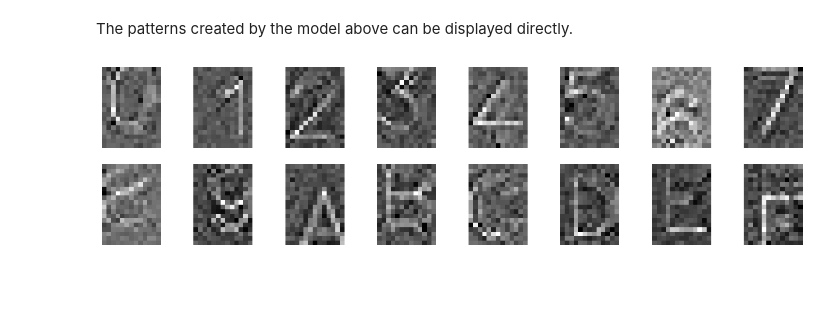
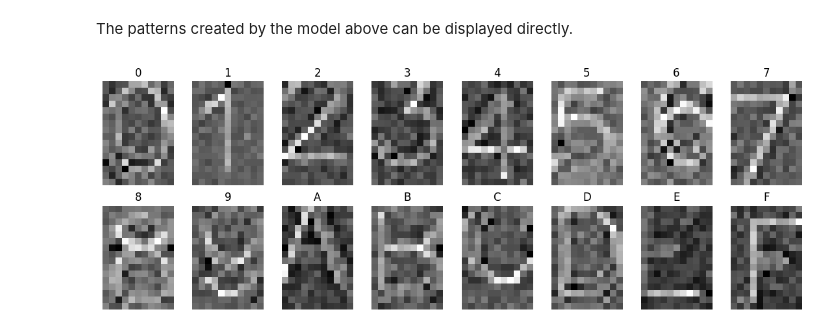
Before and after one commit to CVUT-FS-12110/pytorch-intro, a Jupyter notebook: resources/convolution.ipynb, the cells around one changed output. Cells and saved outputs as stored; diff of their text form; code cells hidden in the pictures; blank space fills up the shorter version.

Commit message:
minor improvement in digit classification

```diff
--- a/resources/convolution.ipynb
+++ b/resources/convolution.ipynb
@@ -112,12 +114,12 @@ plt.show()
 # %% [markdown]
 ## Training and validation
 # %%
-def train_model(model, batch_size=128, num_epochs=30, lr=0.001):
+def train_model(model, batch_size=128, num_epochs=100, lr=0.001):
     train_dataset = DatasetArtificial(num=20000)
     val_dataset = DatasetArtificial(num=1000)
-    test_dataset = DatasetArtificial(num=10)
+    #test_dataset = DatasetArtificial(num=10)
 
-    criterion = nn.BCELoss()
+    criterion = nn.CrossEntropyLoss()
     optimizer = optim.AdamW(model.parameters(), lr=0.0001)
     scheduler = optim.lr_scheduler.ExponentialLR(optimizer, gamma=0.9999)
 
@@ -471,9 +532,8 @@ class DigitClassifierV0(nn.Module):
         self.input_size = input_size
 
         self._cnn = nn.Sequential(
-            nn.Conv2d(input_channels, num_classes, kernel_size=(18, 13)),
+            nn.Conv2d(input_channels, num_classes, kernel_size=(16, 11)),
             nn.AdaptiveMaxPool2d((1, 1)),
-            nn.Softmax(dim=1)
         )
 
         self._initialize_weights()
@@ -512,15 +572,21 @@ The patterns created by the model above can be displayed directly.
 # %%
 def plot_filters(model, num_cols=8):
     filters = model._cnn[0].weight.detach().cpu()
     num_filters = filters.shape[0]
     num_rows = (num_filters + num_cols - 1) // num_cols
-    fig, axes = plt.subplots(num_rows, num_cols, figsize=(num_cols * 2, num_rows * 2))
+    fig, axes = plt.subplots(num_rows, num_cols, figsize=(num_cols * 1.4, num_rows * 2))
+
     for i in range(num_filters):
         ax = axes[i // num_cols, i % num_cols]
         ax.imshow(filters[i, 0, :, :], cmap='gray')
-        ax.axis('off')  # Turn off axis
+        ax.set_title(f"{i:X}")   # ← single line: hex digit (0–9, A–F)
+        ax.axis('off')
+
+    plt.tight_layout()
+    plt.savefig("temp/classification_digits_templates.jpg",
+                dpi=300, bbox_inches='tight', pad_inches=0)
     plt.show()
 
 plot_filters(model)
 # %% [output]
-[figure, old version]
+[figure, new version]
```
Also changed, not shown: parts of 7 cells of this notebook, 3 other files.
